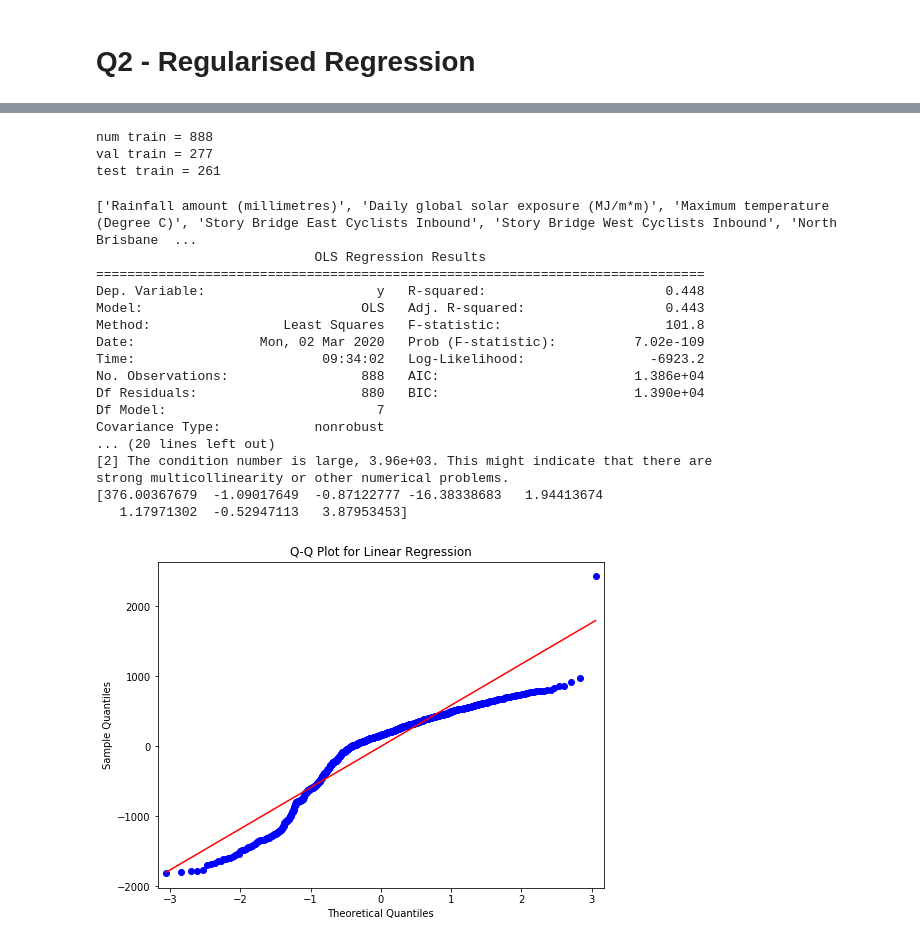
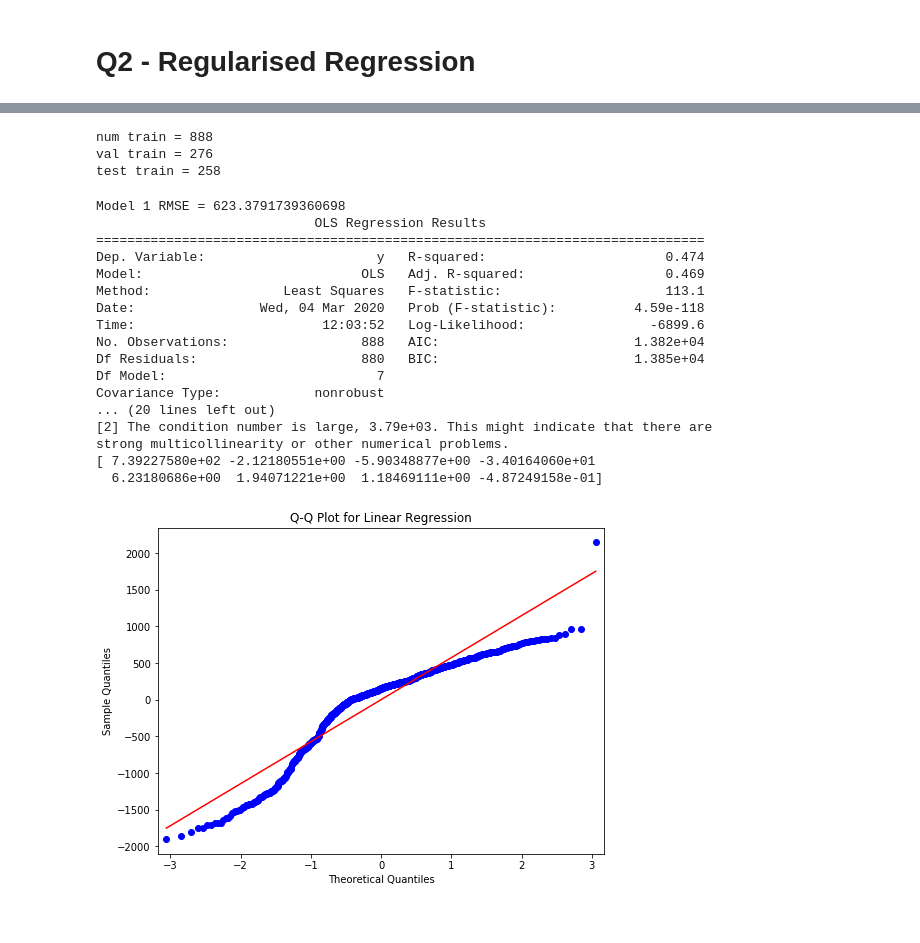
Before and after one commit to egstatsml/cab420, a Jupyter notebook: tute_1.ipynb, the cells around one changed output, grey strips where cells are left out. Saved outputs shown, nothing was run; the diff lists cells and outputs as text; code cells hidden in the pictures.

Commit message:
corrected, full solution + etc for Ridge/Lasso

```diff
--- a/tute_1.ipynb
+++ b/tute_1.ipynb
@@ -31,11 +38,11 @@ row in a dataframe using the built-in `apply()` method.
 # Create single datetime object from year, month and day
 def create_date(row):
     # create string with date it format Y:m:d
-  return datetime.strptime('{}/{}/{}'.format(row.Year, row.Month, row.Day),
+  return datetime.strptime('{:04d}/{:02d}/{:02d}'.format(row.Year, row.Month, row.Day),
                            '%Y/%m/%d')
 # %%
 # Q1. Load in all the data
-def load_bom(root_dir='/home/ethan/cab420/tutes/CAB420_Tutorial1/BOM'):
+def load_bom(root_dir='/home/ethan/cab420/tutes/cab420/tute1_data/BOM'):
   """load in the BOM data and concatenate it all"""
   rain = pd.read_csv(os.path.join(root_dir, 'IDCJAC0009_040913_1800_Data.csv'))
   temp = pd.read_csv(os.path.join(root_dir, 'IDCJAC0010_040913_1800_Data.csv'))
@@ -104,14 +111,21 @@ bom.head()
 # %%
 # now want to load in the BCC data and see which columns are available in all of
 # the different data sets
-def load_bcc(root_dir='/home/ethan/cab420/tutes/CAB420_Tutorial1/BCCCyclewayCounts'):
+def load_bcc(root_dir='/home/ethan/cab420/tutes/cab420/tute1_data/BCCCyclewayCounts'):
   """load in the BCC dataset and combine them"""
   bcc_2014 = pd.read_csv(os.path.join(root_dir, 'bike-ped-auto-counts-2014.csv'))
   bcc_2015 = pd.read_csv(os.path.join(root_dir, 'bike-ped-auto-counts-2015.csv'))
   bcc_2016 = pd.read_csv(os.path.join(root_dir, 'bike-ped-auto-counts-2016.csv'))
   bcc_2017 = pd.read_csv(os.path.join(root_dir, 'bike-ped-auto-counts-2017.csv'))
   bcc_2018 = pd.read_csv(os.path.join(root_dir, 'bike-ped-auto-counts-2018.csv'))
-
+  # make sure the date is the correct format
+  # this is important, don't assume that Python or pandas will determine the
+  # format correctly for you (talking from experience, learn from my mistakes)
+  bcc_2014.Date = pd.to_datetime(bcc_2014.Date, format='%d/%m/%Y')
+  bcc_2015.Date = pd.to_datetime(bcc_2015.Date, format='%d/%m/%Y')
+  bcc_2016.Date = pd.to_datetime(bcc_2016.Date, format='%d/%m/%Y')
+  bcc_2017.Date = pd.to_datetime(bcc_2017.Date, format='%d/%m/%Y')
+  bcc_2018.Date = pd.to_datetime(bcc_2018.Date, format='%d/%m/%Y')
   # lets get the column values, and see which are consistent across them all
   # itertools is a helper module to help us convert the list of dataframe column
   # values (a list of lists) to one big flattened out list.
@@ -198,10 +216,12 @@ combined = combined.drop(to_drop, axis=1)
 threshold = 300
 columns_to_remove = []
 for column in combined.columns.values:
-  if np.sum(pd.isna(combined[column])) > 300:
+  if np.sum(combined[column].isna()) > 300:
     # add this column to the list that should be removed
     columns_to_remove.append(column)
 print(columns_to_remove)
+print(len(columns_to_remove))
 # now lets remove them
 combined = combined.drop(columns_to_remove, axis=1)
+print(combined.shape)
 # %% [output]
@@ -242,55 +272,59 @@ print('val train = {}'.format(val.shape[0]))
 print('test train = {}'.format(test.shape[0]))
 # %% [output]
 num train = 888
-val train = 277
-test train = 261
+val train = 276
+test train = 258
 # %%
 # now perform linear regression using Ordinary Least Squares
 # want to use all weather data from the BOM
 X_bom = ['Rainfall amount (millimetres)',
          'Daily global solar exposure (MJ/m*m)',
          'Maximum temperature (Degree C)']
 # want to use all variables cyclist inbound variables
 X_bcc = [x for x in train.columns.values if 'Cyclists Inbound' in x]
 # remove the response variable from here
 X_bcc.remove('Bicentennial Bikeway Cyclists Inbound')
 # combine this list of variables together by just extending the
 # BOM data with the BCC data
 X_variables = X_bom + X_bcc
-print(X_variables)
-Y_train = np.array(
-  train['Bicentennial Bikeway Cyclists Inbound'], dtype=np.float64)
+Y_variable = 'Bicentennial Bikeway Cyclists Inbound'
+Y_train = np.array(train[Y_variable], dtype=np.float64)
 X_train = np.array(train[X_variables], dtype=np.float64)
 # want to add a constant to the model (the y-axis intercept)
 X_train = sm.add_constant(X_train)
+# also creating validation data
+Y_val = np.array(val[Y_variable], dtype=np.float64)
+X_val = np.array(val[X_variables], dtype=np.float64)
+X_val = sm.add_constant(X_val)
 # create the linear model
 model = sm.OLS(Y_train, X_train)
-
 # fit the model without any regularisation
-unreg = model.fit()
-print(unreg.summary())
-print(unreg.params)
-
+model_1_fit = model.fit()
+pred = model_1_fit.predict(X_val)
+print('Model 1 RMSE = {}'.format(
+  np.sqrt(mean_squared_error(Y_val, model_1_fit.predict(X_val)))))
+print(model_1_fit.summary())
+print(model_1_fit.params)
 fig, ax = plt.subplots(figsize=(8,6))
-sm.qqplot(unreg.resid, ax=ax, line='s')
+sm.qqplot(model_1_fit.resid, ax=ax, line='s')
 plt.title('Q-Q Plot for Linear Regression')
 plt.show()
 # %% [output]
-['Rainfall amount (millimetres)', 'Daily global solar exposure (MJ/m*m)', 'Maximum temperature (Degree C)', 'Story Bridge East Cyclists Inbound', 'Story Bridge West Cyclists Inbound', 'North Brisbane  ...
+Model 1 RMSE = 623.3791739360698
                             OLS Regression Results
 ==============================================================================
-Dep. Variable:                      y   R-squared:                       0.448
-Model:                            OLS   Adj. R-squared:                  0.443
-Method:                 Least Squares   F-statistic:                     101.8
-Date:                Mon, 02 Mar 2020   Prob (F-statistic):          7.02e-109
-Time:                        09:34:02   Log-Likelihood:                -6923.2
-No. Observations:                 888   AIC:                         1.386e+04
-Df Residuals:                     880   BIC:                         1.390e+04
+Dep. Variable:                      y   R-squared:                       0.474
+Model:                            OLS   Adj. R-squared:                  0.469
+Method:                 Least Squares   F-statistic:                     113.1
+Date:                Wed, 04 Mar 2020   Prob (F-statistic):          4.59e-118
+Time:                        12:03:52   Log-Likelihood:                -6899.6
+No. Observations:                 888   AIC:                         1.382e+04
+Df Residuals:                     880   BIC:                         1.385e+04
 Df Model:                           7
 Covariance Type:            nonrobust
 ... (20 lines left out)
-[2] The condition number is large, 3.96e+03. This might indicate that there are
+[2] The condition number is large, 3.79e+03. This might indicate that there are
 strong multicollinearity or other numerical problems.
-[376.00367679  -1.09017649  -0.87122777 -16.38338683   1.94413674
-   1.17971302  -0.52947113   3.87953453]
+[ 7.39227580e+02 -2.12180551e+00 -5.90348877e+00 -3.40164060e+01
+  6.23180686e+00  1.94071221e+00  1.18469111e+00 -4.87249158e-01]
-[figure, old version]
+[figure, new version]
```
Also changed, not shown: parts of 21 cells of this notebook.
